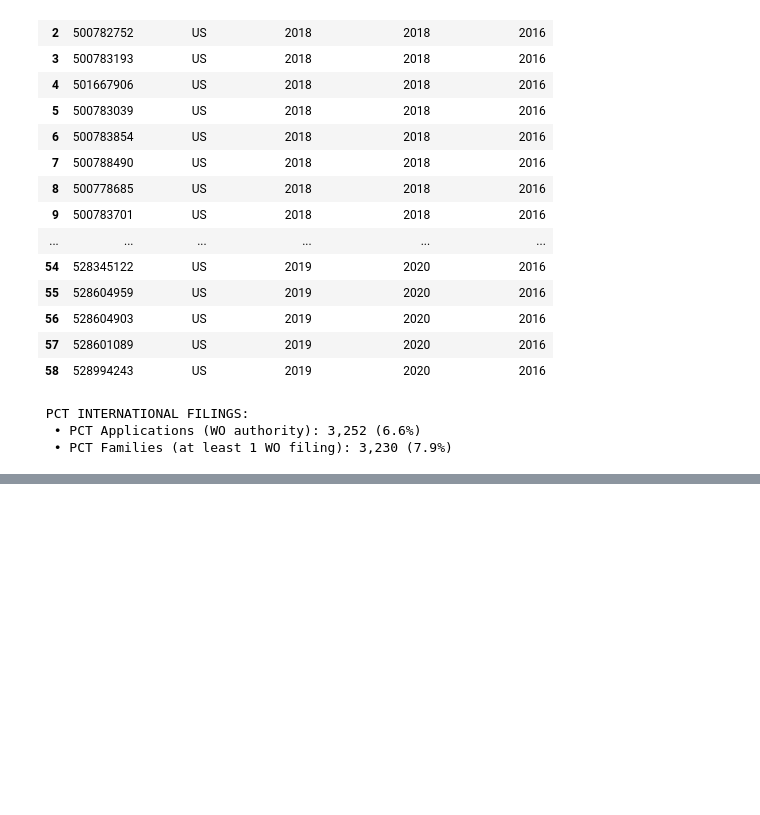
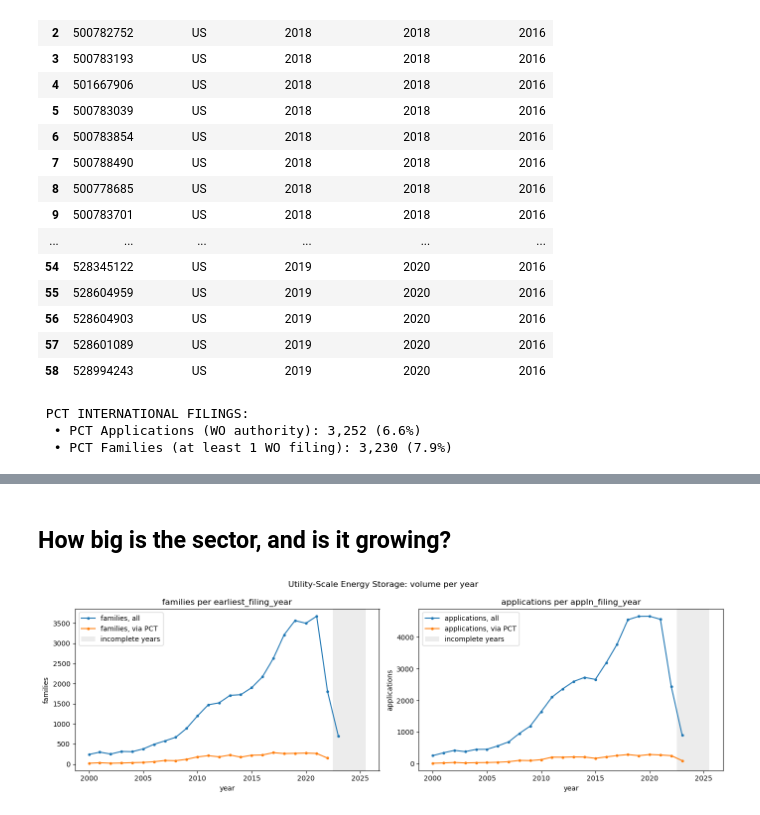
Before and after one commit to ariannamiori/innovation-management-datascience26, a Jupyter notebook: step0/Step_1.ipynb, the cells around one changed output, grey strips where cells are left out. Saved outputs shown, nothing was run; the diff lists cells and outputs as text; code cells hidden in the pictures; blank space fills up the shorter version.

```diff
--- a/step0/Step_1.ipynb
+++ b/step0/Step_1.ipynb
@@ -94,19 +94,27 @@ print(f" Fetching docdb_family_id mapping in chunks ({len(appln_ids):,} patents)
 for i in range(0, len(appln_ids), CHUNK_SIZE):
     chunk_ids = appln_ids[i : i + CHUNK_SIZE]
     q_fam = db.query(
-        TLS201_APPLN.appln_id,
-        TLS201_APPLN.docdb_family_id
+        TLS201_APPLN.appln_id.label("appln_id"),
+        TLS201_APPLN.docdb_family_id.label("docdb_family_id")
     ).filter(TLS201_APPLN.appln_id.in_(chunk_ids))
 
     fam_dfs.append(patstat.df(q_fam))
 
 # 3. Combine chunk results into a single mapping DataFrame
 fam_mapping = pd.concat(fam_dfs, ignore_index=True)
+fam_mapping.columns = ["appln_id", "docdb_family_id"]
+
+if "docdb_family_id" in df_ranked.columns:
+    df_ranked = df_ranked.drop(columns=["docdb_family_id"])
 
 # 4. Merge mapping into df_ranked and update target set
 df_ranked = df_ranked.merge(fam_mapping, on="appln_id", how="left")
 final_enel_dataset = df_ranked[df_ranked["sbert_similarity"] >= SIMILARITY_THRESHOLD].copy()
 
+sector_family_ids = set(
+    int(x) for x in final_enel_dataset["docdb_family_id"].dropna().unique()
+)
+
 print("docdb_family_id attached successfully!")
-print(f"Unique target families (SBERT >= {SIMILARITY_THRESHOLD*100:.0f}%): {final_enel_dataset['docdb_family_id'].nunique():,}")
+print(f"Unique target families (SBERT >= {SIMILARITY_THRESHOLD*100:.0f}%): {len(sector_family_ids):,}")
 # %% [output]
@@ -232,0 +481,26 @@ print(f"  • PCT Families (at least 1 WO filing): {len(pct_families):,} ({pct_f
+# %% [markdown]
+## How big is the sector, and is it growing?
+# %%
+# ------------------------------------------------------------------------------
+# 7.0 Volume per Year (Families & Applications, Total vs PCT)
+# ------------------------------------------------------------------------------
+volume = pd.concat(
+    [count_per_year(s).assign(series="all") for s in SCOPES]
+    + [count_per_year(s, only_pct=True).assign(series="via PCT") for s in SCOPES],
+    ignore_index=True,
+)
+
+fig, axes = side_by_side(f"{SECTOR_NAME}: volume per year", sharex=True)
+for ax, scope in zip(axes, SECTOR_SCOPES):
+    data = volume.query("scope == @scope.name and level == @scope.level")
+    for series, grp in data.groupby("series"):
+        ax.plot(grp["year"], grp["n"], marker="o", ms=3, label=f"{UNIT_LABEL[scope.level]}, {series}")
+    shade_truncated(ax)
+    year_col = FAMILY_TIME_COLUMN if scope.level == "family" else APPLN_TIME_COLUMN
+    ax.set(title=f"{UNIT_LABEL[scope.level]} per {year_col}", xlabel="year", ylabel=UNIT_LABEL[scope.level])
+    ax.legend()
+plt.tight_layout()
+plt.savefig(OUTPUT_DIR / "sector_volume_per_year.png", dpi=300)
+plt.show()
+# %% [output]
+[figure, added]
```
Also changed, not shown: parts of 13 cells of this notebook.
